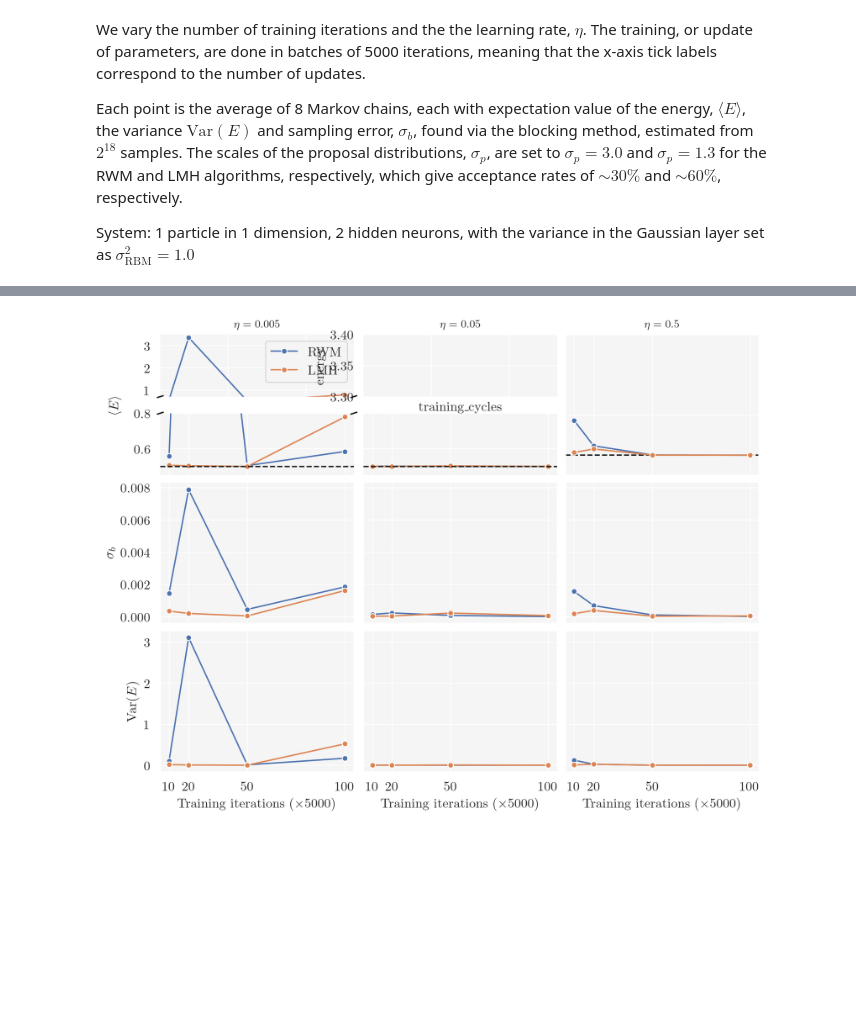
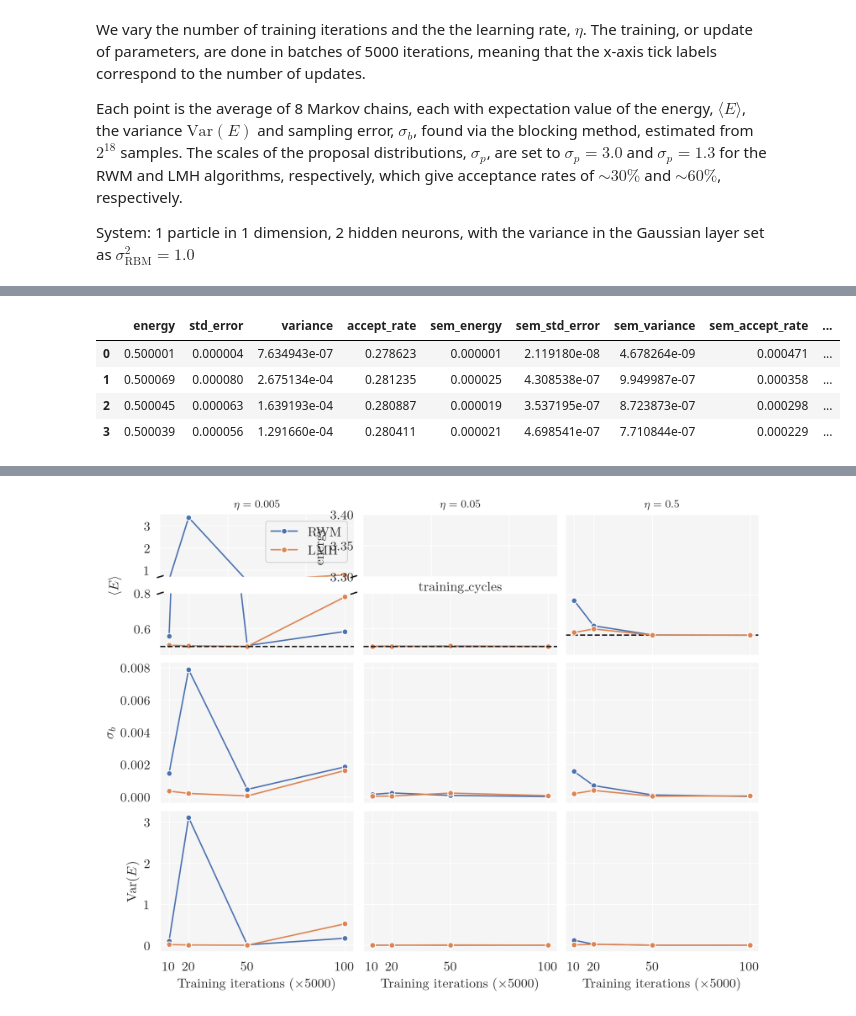
Before and after one commit to nicolossus/FYS4411-Project2, a Jupyter notebook: notebooks/Training cycles and learning rate.ipynb, the cells around one changed output, grey strips where cells are left out. Saved outputs shown, nothing was run; the diff lists cells and outputs as text; code cells hidden in the pictures; blank space fills up the shorter version.

```diff
--- a/notebooks/Training cycles and learning rate.ipynb
+++ b/notebooks/Training cycles and learning rate.ipynb
@@ -400,0 +412,9 @@ System: 1 particle in 1 dimension, 2 hidden neurons, with the variance in the Ga
+# %%
+df_0_05_b1k = pd.read_csv("../data/training_cycles_lr_0_05_b1000.csv")
+df_0_05_b1k
+# %% [output]
+|  | energy | std_error | variance | accept_rate | sem_energy | sem_std_error | sem_variance | sem_accept_rate | ... |
+| 0 | 0.500001 | 0.000004 | 7.634943e-07 | 0.278623 | 0.000001 | 2.119180e-08 | 4.678264e-09 | 0.000471 | ... |
+| 1 | 0.500069 | 0.000080 | 2.675134e-04 | 0.281235 | 0.000025 | 4.308538e-07 | 9.949987e-07 | 0.000358 | ... |
+| 2 | 0.500045 | 0.000063 | 1.639193e-04 | 0.280887 | 0.000019 | 3.537195e-07 | 8.723873e-07 | 0.000298 | ... |
+| 3 | 0.500039 | 0.000056 | 1.291660e-04 | 0.280411 | 0.000021 | 4.698541e-07 | 7.710844e-07 | 0.000229 | ... |
```
Also changed, not shown: parts of 9 cells of this notebook, 14 other files.
